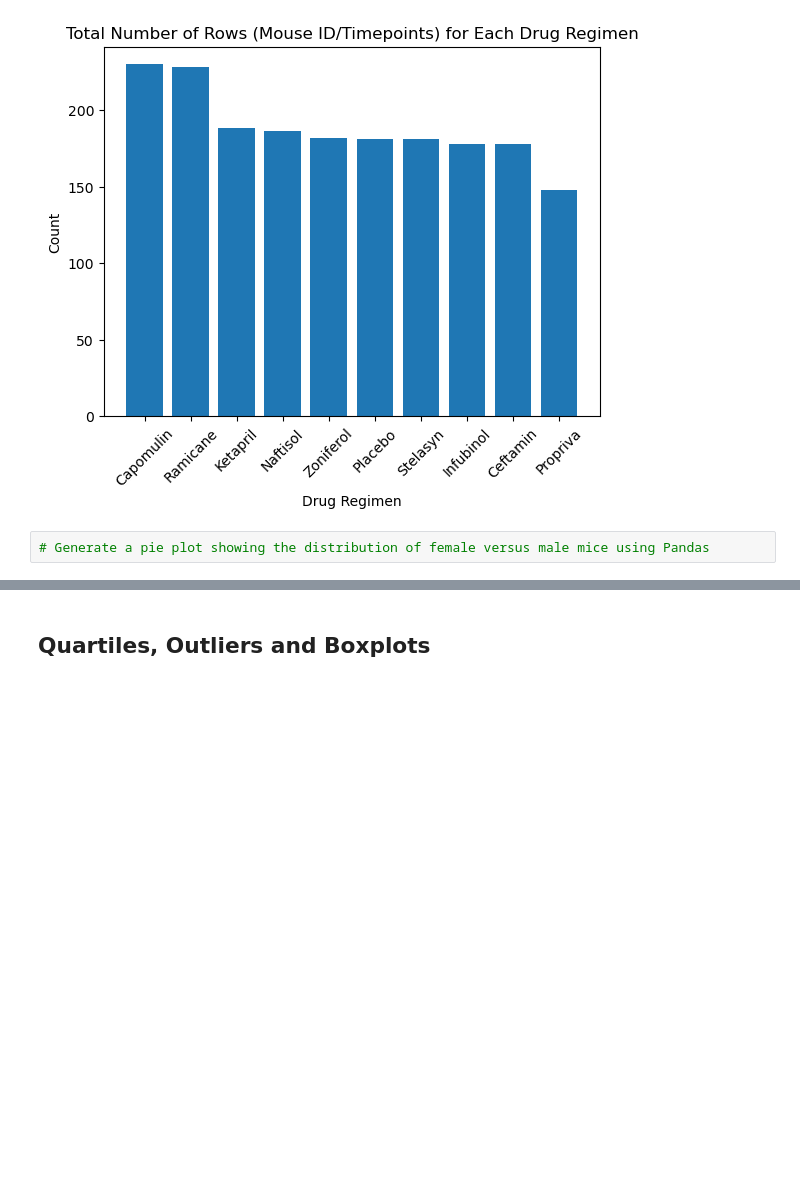
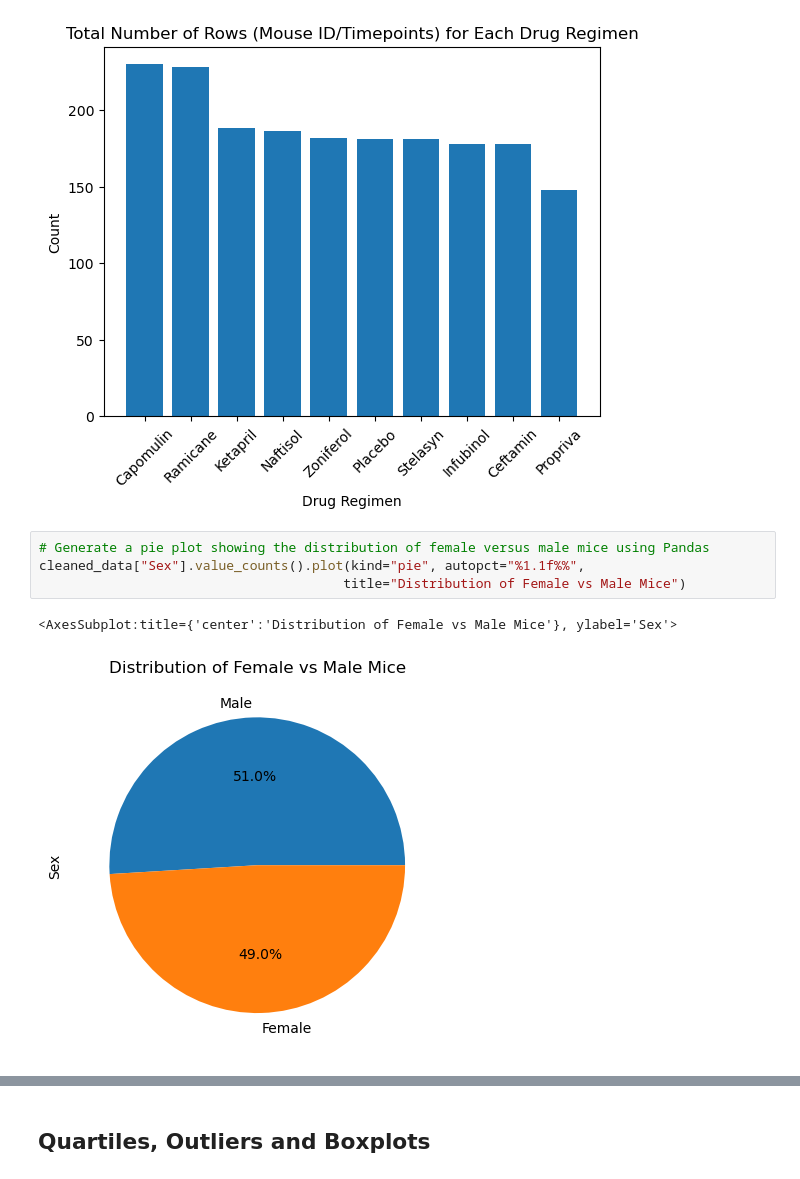
Before and after one commit to juliayemin/Pymaceutical_Challenge, a Jupyter notebook: pymaceuticals_starter.ipynb, the cells around one changed output, grey strips where cells are left out. Cells and saved outputs as stored; diff of their text form; blank space fills up the shorter version.

```diff
--- a/pymaceuticals_starter.ipynb
+++ b/pymaceuticals_starter.ipynb
@@ -146,5 +146,10 @@ plt.show()
 [figure]
 # %%
 # Generate a pie plot showing the distribution of female versus male mice using Pandas
+cleaned_data["Sex"].value_counts().plot(kind="pie", autopct="%1.1f%%",
+                                       title="Distribution of Female vs Male Mice")
+# %% [output]
+<AxesSubplot:title={'center':'Distribution of Female vs Male Mice'}, ylabel='Sex'>
+[figure, added]
 # %%
 # Generate a pie plot showing the distribution of female versus male mice using pyplot
```
Also changed, not shown: parts of 1 cell of this notebook.
